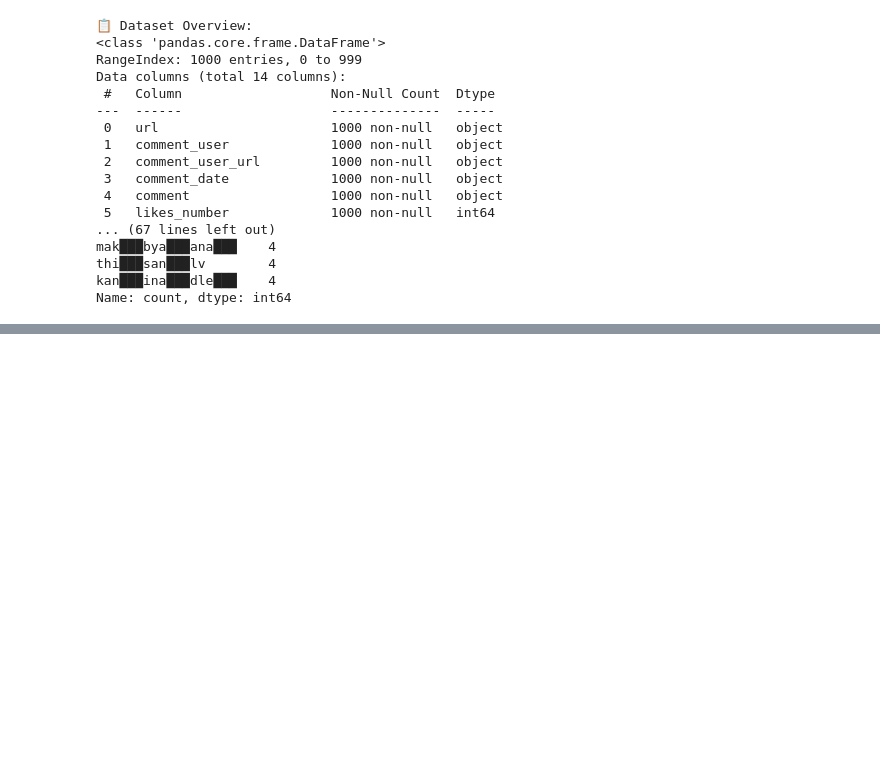
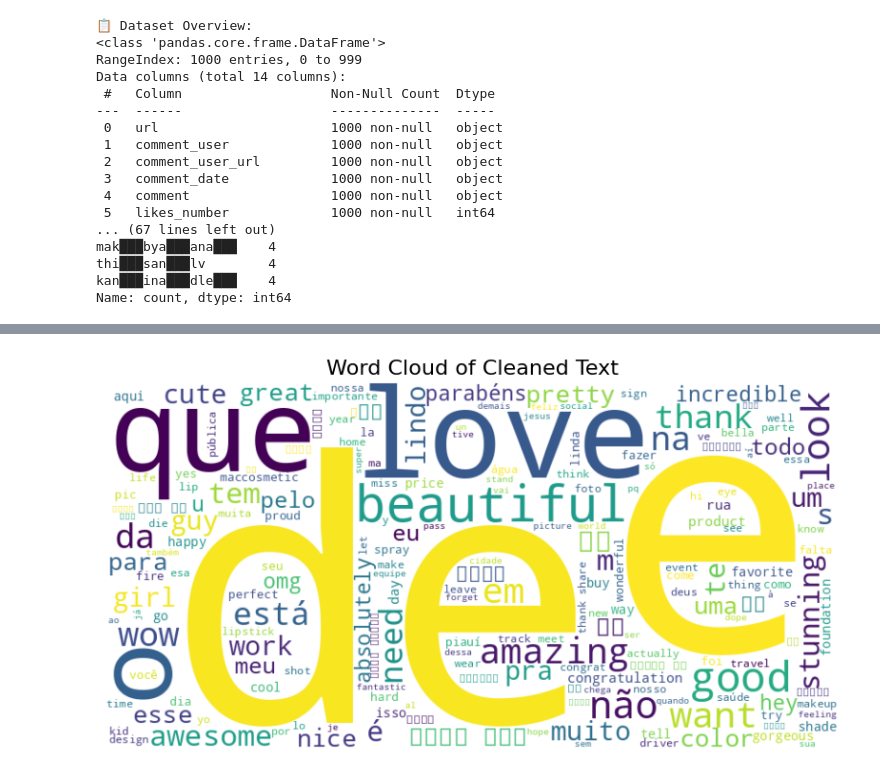
Before and after one commit to david-nus-sg/NMC5342, a Jupyter notebook: NMC5342_A0334105U.ipynb, the cells around one changed output, grey strips where cells are left out. Saved outputs shown, nothing was run; the diff lists cells and outputs as text; code cells hidden in the pictures; blank space fills up the shorter version.

```diff
--- a/NMC5342_A0334105U.ipynb
+++ b/NMC5342_A0334105U.ipynb
@@ -256,3 +258,92 @@ mak███bya███ana███    4
 thi███san███lv        4
 kan███ina███dle███    4
 Name: count, dtype: int64
+# %%
+### PART 3: DATA CLEANING AND KEYWORD ANALYSIS
+
+# --- 1. Install Required Libraries ---
+!pip install spacy wordcloud sklearn pandas matplotlib
+
+# Download English spaCy model
+!python -m spacy download en_core_web_sm
+
+# --- 2. Import Libraries ---
+import re
+import pandas as pd
+import matplotlib.pyplot as plt
+from collections import Counter
+from wordcloud import WordCloud
+import spacy
+from sklearn.feature_extraction.text import TfidfVectorizer
+
+# --- 3. Load Dataset ---
+# Make sure the file is uploaded to /content/
+df = pd.read_csv("/content/Instagram-datasets.csv")
+
+# Choose the text column to analyze
+text_column = "comment"  # <-- change this if needed
+texts = df[text_column].dropna().astype(str).tolist()
+
+# --- 4. Initialize spaCy Model ---
+nlp = spacy.load("en_core_web_sm")
+
+# --- 5. Cleaning Function ---
+def clean_text(text):
+    # Remove URLs
+    text = re.sub(r"http\S+|www\S+", "", text)
+    # Remove emojis and special characters
+    text = re.sub(r"[^\w\s]", "", text)
+    # Remove extra spaces
+    text = re.sub(r"\s+", " ", text).strip()
+    return text
+
+# --- 6. Tokenization, Lemmatization, Stopword Removal ---
+def preprocess_text_spacy(text):
+    doc = nlp(text.lower())  # lowercase
+    tokens = [
+        token.lemma_  # lemmatize
+        for token in doc
+        if not token.is_stop and token.is_alpha  # remove stopwords & non-alphabetic
+    ]
+    return tokens
+
+# --- 7. Clean + Preprocess All Texts ---
+cleaned_texts = [clean_text(t) for t in texts]
+tokenized_texts = [preprocess_text_spacy(t) for t in cleaned_texts]
+
+# --- 8. Generate Word Frequency Table ---
+all_tokens = [token for sublist in tokenized_texts for token in sublist]
+word_freq = Counter(all_tokens)
+freq_df = pd.DataFrame(word_freq.most_common(20), columns=["word", "frequency"])
+
+print("🔠 Top 20 Most Frequent Words:")
+display(freq_df)
+
+# --- 9. Generate Word Cloud ---
+wordcloud = WordCloud(
+    width=800,
+    height=400,
+    background_color='white'
+).generate(" ".join(all_tokens))
+
+plt.figure(figsize=(10,5))
+plt.imshow(wordcloud, interpolation='bilinear')
+plt.axis("off")
+plt.title("Word Cloud of Cleaned Text", fontsize=16)
+plt.show()
+
+# --- 10. Calculate TF–IDF Scores ---
+vectorizer = TfidfVectorizer(tokenizer=lambda x: x, lowercase=False)
+tfidf_matrix = vectorizer.fit_transform(tokenized_texts)
+tfidf_df = pd.DataFrame(tfidf_matrix.toarray(), columns=vectorizer.get_feature_names_out())
+
+print("📊 TF–IDF Scores (first 5 rows):")
+display(tfidf_df.head())
+
+# --- 11. Save Results ---
+freq_df.to_csv("/content/word_frequency.csv", index=False)
+tfidf_df.to_csv("/content/tfidf_scores.csv", index=False)
+print("✅ Files saved: word_frequency.csv and tfidf_scores.csv")
+
+###Based on the code run, the top recurring words are de, love, e, que, beautiful
+# %% [output]
@@ -258,0 +384 @@ Name: count, dtype: int64
+[figure, added]
```
Also changed, not shown: parts of 16 cells of this notebook.
